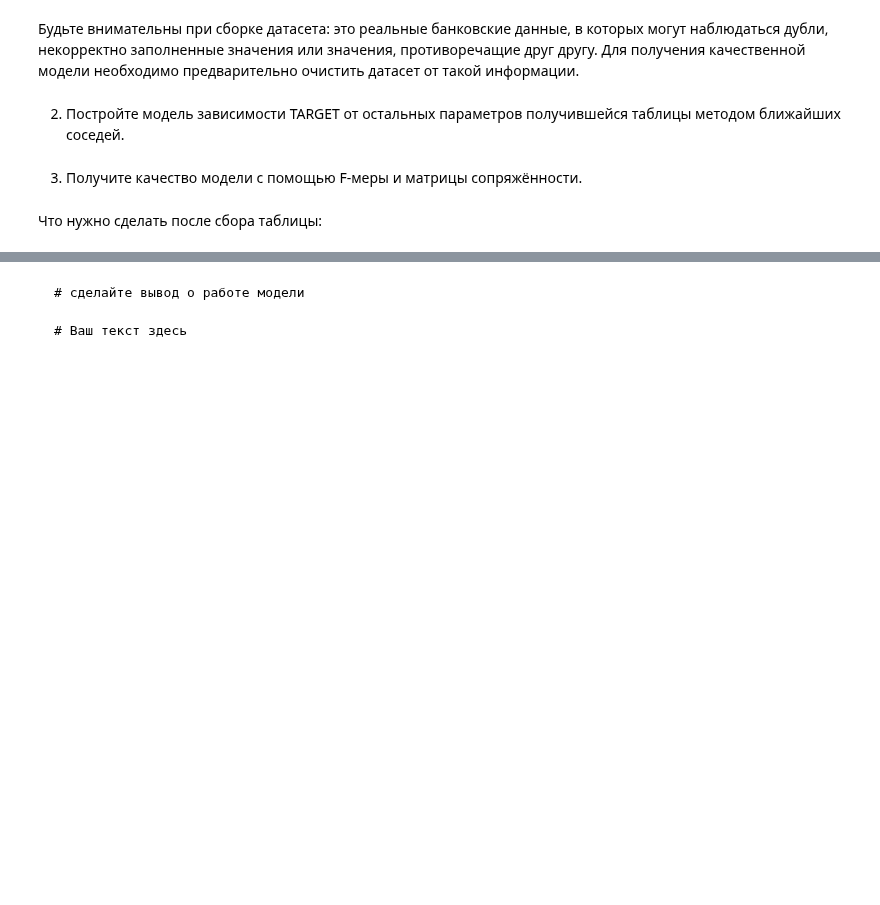
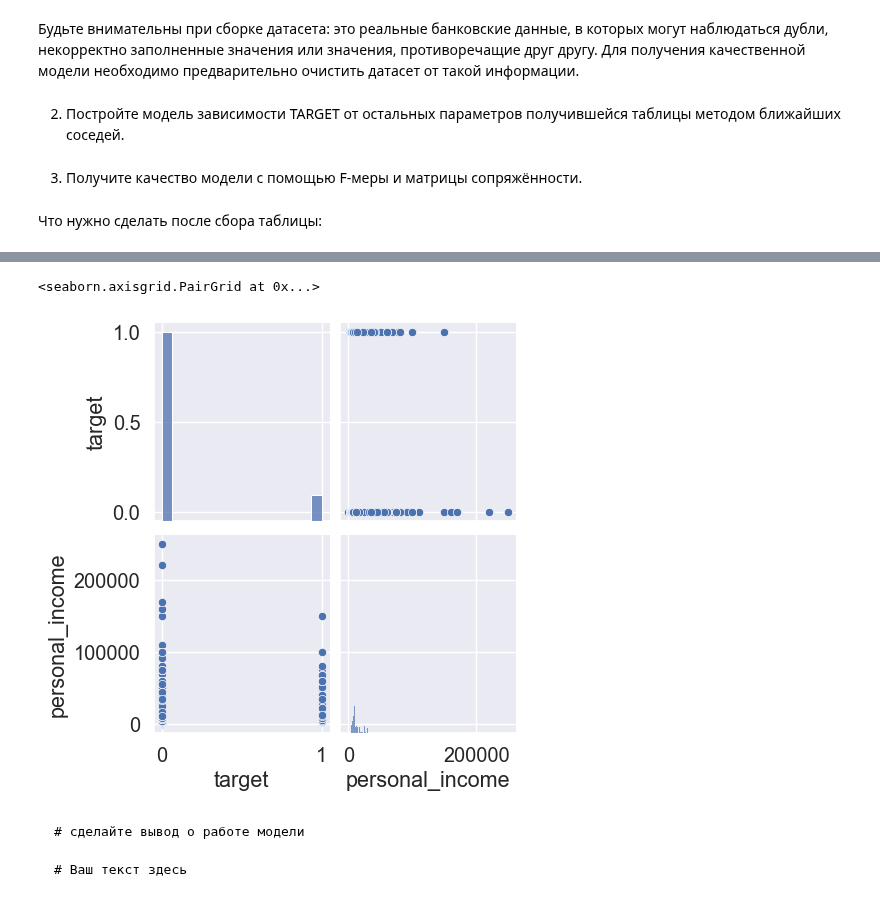
Before and after one commit to IgorKolotushkin/machine_learning_ds, a Jupyter notebook: hw4/homework. Метод ближайших соседей.ipynb, the cells around one changed output, grey strips where cells are left out. Drawn from its saved outputs; the diff is of its cells as text; code cells hidden in the pictures; blank space fills up the shorter version.

```diff
--- a/hw4/homework. Метод ближайших соседей.ipynb
+++ b/hw4/homework. Метод ближайших соседей.ipynb
@@ -169,3 +299,8 @@ df.head()
+# %%
+sns.pairplot(num_df[['target', 'personal_income']])
+# %% [output]
+<seaborn.axisgrid.PairGrid at 0x...>
+[figure, added]
 # %%
 # раздедлите на обучающую и тестовую выборки
 
```
Also changed, not shown: parts of 13 cells of this notebook, 1 other file.
